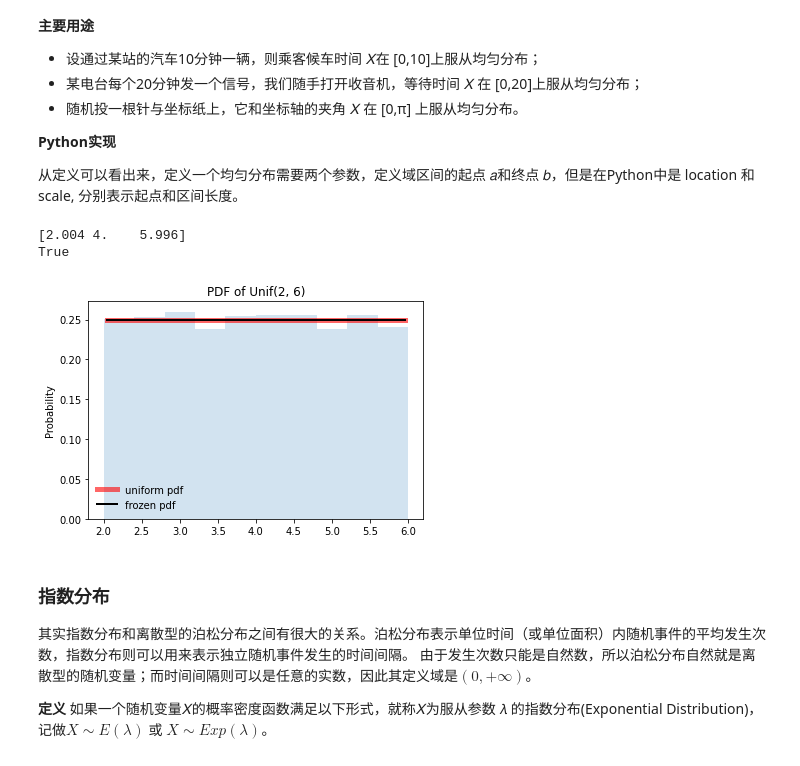
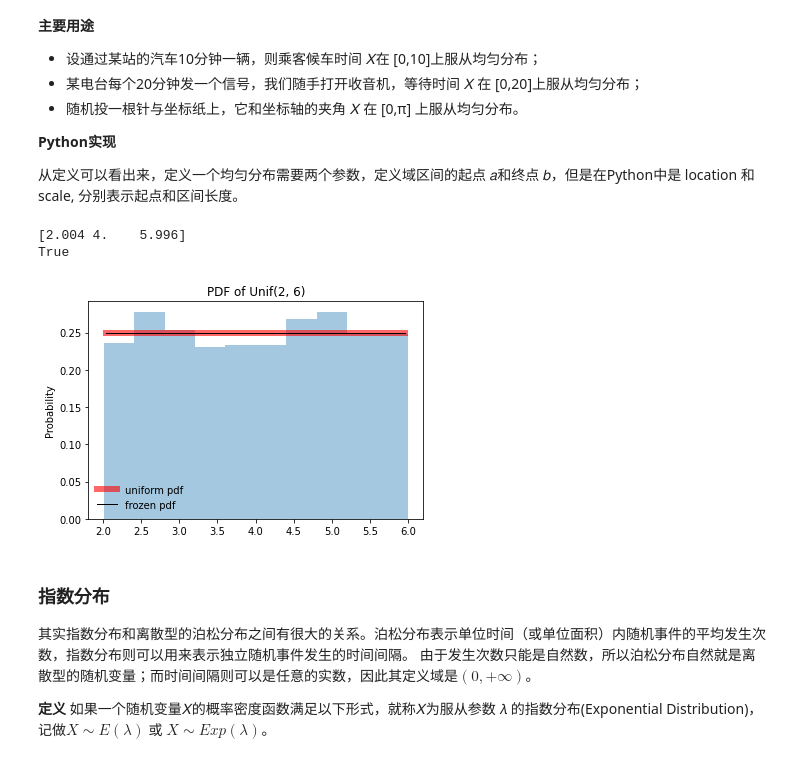
Before and after one commit to samuelzq/python_math, a Jupyter notebook: ch10/chp10.ipynb, the cells around one changed output. Drawn from its saved outputs; the diff is of its cells as text; code cells hidden in the pictures.

```diff
--- a/ch10/chp10.ipynb
+++ b/ch10/chp10.ipynb
@@ -643,43 +684,54 @@ $${F_X(x)=\begin{cases}
 # %%
 def uniform_distribution(loc=0, scale=1):
     """
-    均匀分布，在实际的定义中有两个参数，分布定义域区间的起点和终点[a, b]
-    :param loc: 该分布的起点, 相当于a
-    :param scale: 区间长度, 相当于 b-a
-    :return:
+    绘制均匀分布的概率密度分布
+
+    入参
+    ___
+    loc: float
+        该分布的起点
+    scale: float
+        该分布的区间长度
+
+    返回
+    ____
+        无
     """
-    uniform_dis = stats.uniform(loc=loc, scale=scale)
-    x = numpy.linspace(uniform_dis.ppf(0.01),
-                    uniform_dis.ppf(0.99), 100)
+
     fig, ax = plt.subplots(1, 1)
 
-    # 直接传入参数
-    ax.plot(x, stats.uniform.pdf(x, loc=2, scale=4), 'r-',
-            lw=5, alpha=0.6, label='uniform pdf')
+    x = numpy.linspace(stats.uniform.ppf(0.01, loc=2, scale=4),
+                       stats.uniform.ppf(0.99, loc=2, scale=4),
+                       100)
 
-    # 从冻结的均匀分布取值
+    # 根据入参绘制概率密度
+    ax.plot(x, stats.uniform.pdf(x, loc=loc, scale=scale), 'r-',
+            lw=6, alpha=0.6, label='uniform pdf')
+
+    # 冻结该分布函数
+    uniform_dis = stats.uniform(loc=loc, scale=scale)
     ax.plot(x, uniform_dis.pdf(x), 'k-',
-            lw=2, label='frozen pdf')
+            lw=1, label='frozen pdf')
 
     # 计算ppf分别等于0.001, 0.5, 0.999时的x值
     vals = uniform_dis.ppf([0.001, 0.5, 0.999])
     print(vals)  # [ 2.004  4.     5.996]
 
-    # Check accuracy of cdf and ppf
+    # 验证cdf和ppf
     print(numpy.allclose([0.001, 0.5, 0.999], uniform_dis.cdf(vals)))  # Ture
 
-    r = uniform_dis.rvs(size=10000)
-    ax.hist(r, density=True, histtype='stepfilled', alpha=0.2)
+    r = uniform_dis.rvs(size=1000)
+    ax.hist(r, density=True, histtype='stepfilled', alpha=0.4)
     plt.ylabel('Probability')
     plt.title(r'PDF of Unif({}, {})'.format(loc, loc+scale))
     ax.legend(loc='best', frameon=False)
     plt.show()
 
 uniform_distribution(loc=2, scale=4)
 # %% [output]
 [2.004 4.    5.996]
 True
-[figure, old version]
+[figure, new version]
 # %% [markdown]
 ### 指数分布
 
```
Also changed, not shown: parts of 18 cells of this notebook, 2 other files.
